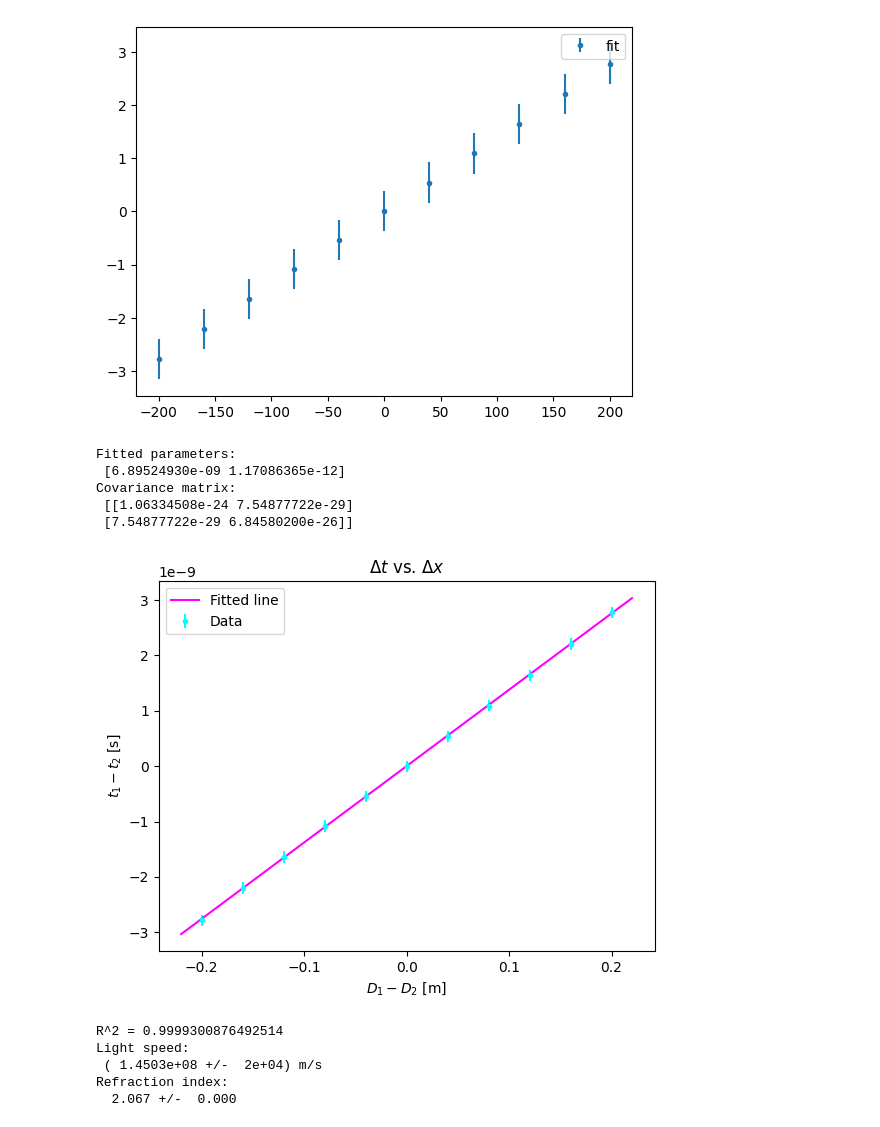
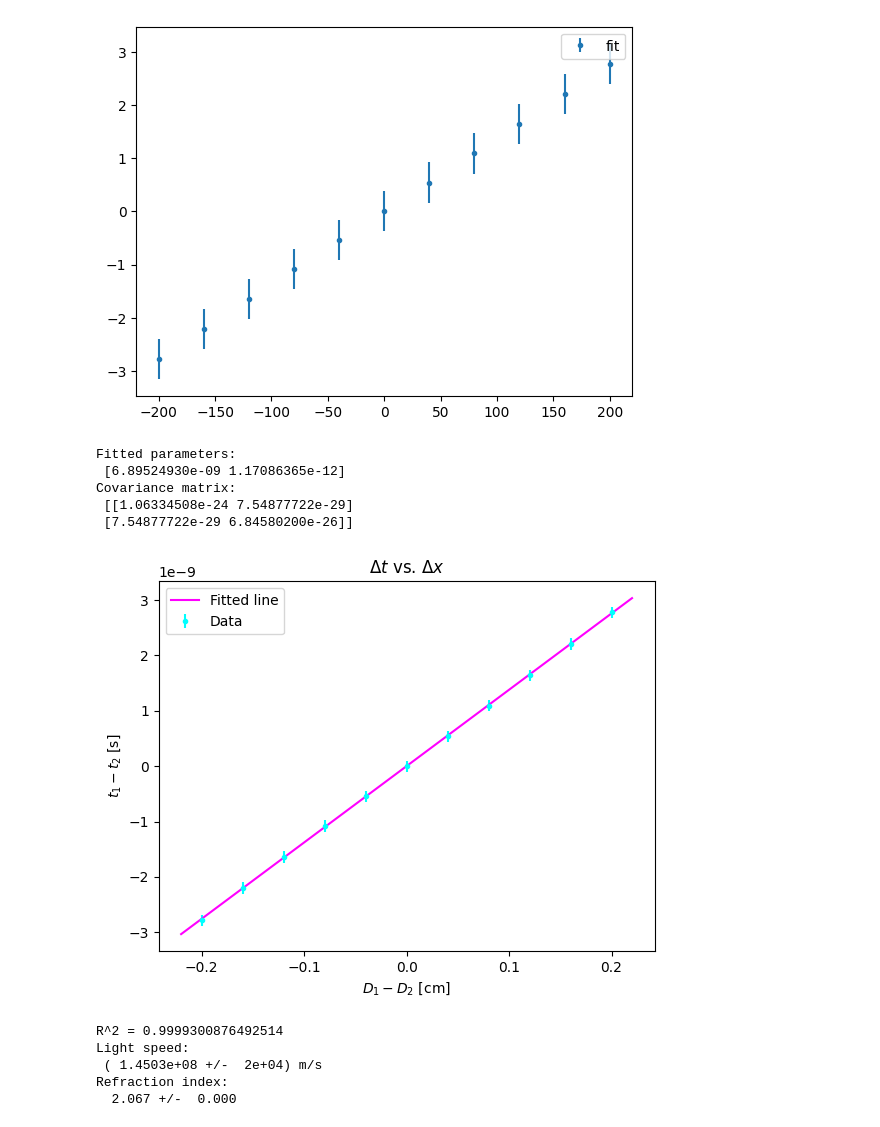
Before and after one commit to francescouni0/FisMedLab, a Jupyter notebook: Sim/Analisi_b.ipynb, the cells around one changed output. Drawn from its saved outputs; the diff is of its cells as text; code cells hidden in the pictures.

```diff
--- a/Sim/Analisi_b.ipynb
+++ b/Sim/Analisi_b.ipynb
@@ -1317,7 +1317,7 @@ print("Covariance matrix:\n", pcov)
 
 # Plot scatter plot and fitted line
 plt.errorbar(x2, y,yerr=1e-10, fmt='.',color='cyan', label="Data")
-plt.xlabel("$D_1 - D_2$ [m]")
+plt.xlabel("$D_1 - D_2$ [cm]")
 plt.ylabel("$t_1 - t_2$ [s]")
 plt.title("$\Delta t$ vs. $\Delta x$")
 
@@ -1333,34 +1333,34 @@ ss_tot = np.sum((mean-np.mean(mean))**2)
 r_squared = 1 - (ss_res / ss_tot)
 print('R^2 =',r_squared)
 
 '''
 speed=[]
 
 for i in range(9):
     speed=np.append(speed,np.absolute((D[9-i]/(T[i]-T[9-i]))*1e-2))
 
 speed_mean=np.mean(speed)
 
 
 n=(2.99792458e+08)/speed_mean
 print(speed_mean,'[m/s]')
 print(n)
 '''
 
 speed = (1/popt[0])
 err_speed = np.sqrt(pcov[0,0])/(popt[0])**2
 n = (2.99792458e+08)/speed
 err_n = np.abs(err_speed/(speed)**2)*(2.99792458e+08)
 
 print(f'Light speed:\n ({speed: .4e} +/- {err_speed: .0e}) m/s')
 print(f'Refraction index:\n {n: .3f} +/- {err_n: .3f}')
 # %% [output]
 Fitted parameters:
  [6.89524930e-09 1.17086365e-12]
 Covariance matrix:
  [[1.06334508e-24 7.54877722e-29]
  [7.54877722e-29 6.84580200e-26]]
-[figure, old version]
+[figure, new version]
 R^2 = 0.9999300876492514
 Light speed:
  ( 1.4503e+08 +/-  2e+04) m/s
```
Also changed, not shown: parts of 1 cell of this notebook, 1 other file.
